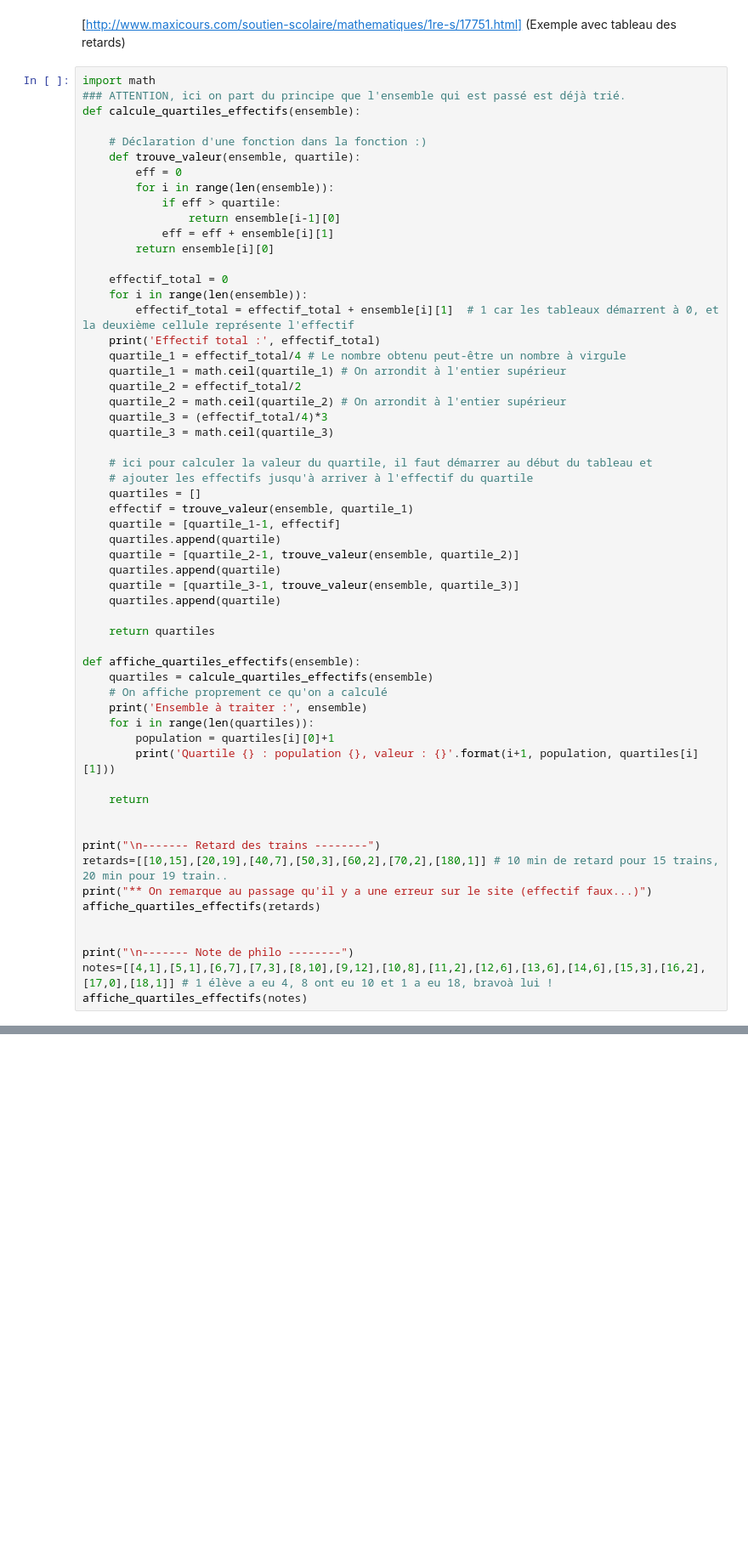
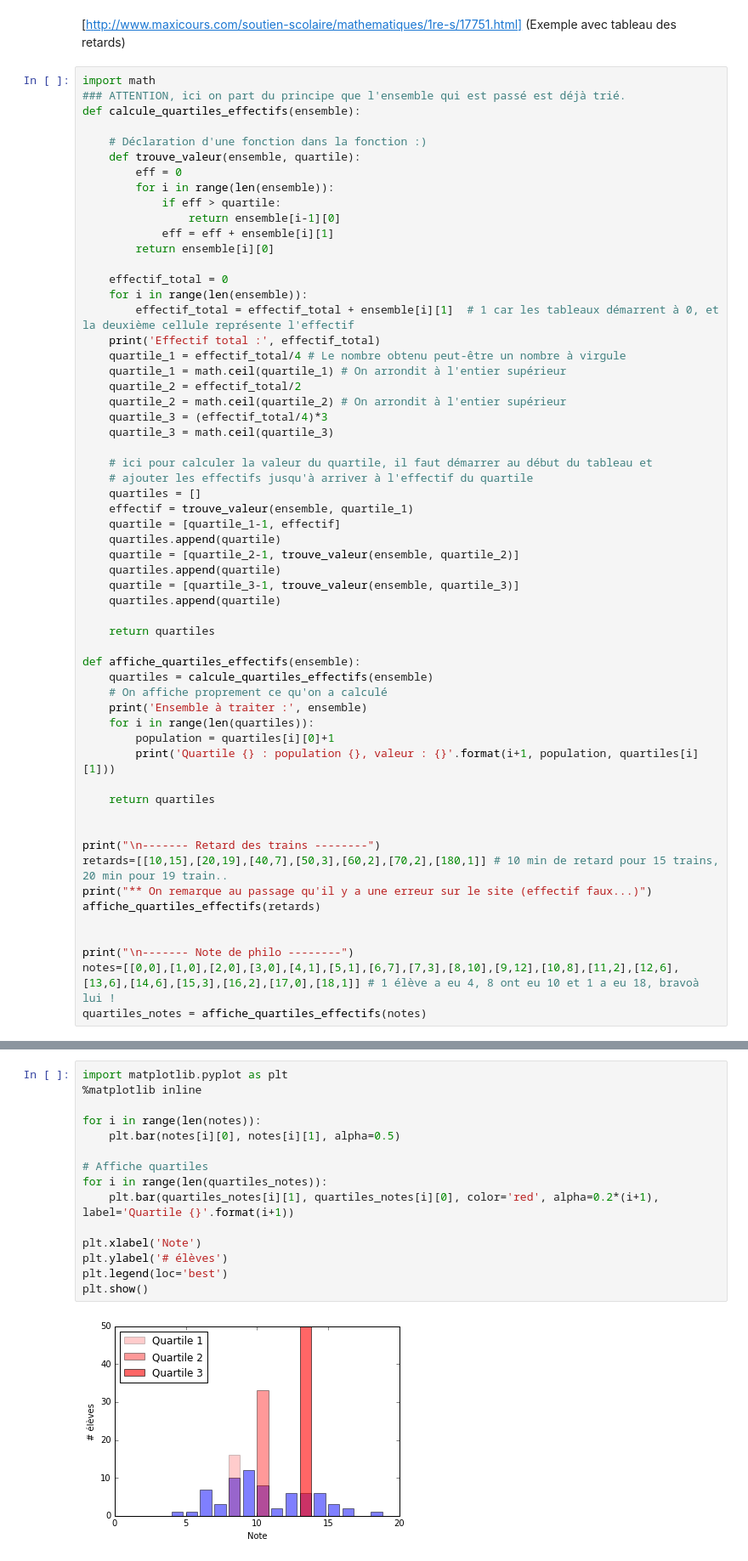
Before and after one commit to Norbert-Mauger/Maths-3eme, a Jupyter notebook: Ecole - Moyenne, Etendue et Médiane.ipynb, the cells around one changed output, grey strips where cells are left out. Shown at 85% size. Saved outputs shown, nothing was run; the diff lists cells and outputs as text; blank space fills up the shorter version.

Commit message:
Quartile : graph

```diff
--- a/Ecole - Moyenne, Etendue et Médiane.ipynb
+++ b/Ecole - Moyenne, Etendue et Médiane.ipynb
@@ -247,7 +247,7 @@ def affiche_quartiles_effectifs(ensemble):
         population = quartiles[i][0]+1
         print('Quartile {} : population {}, valeur : {}'.format(i+1, population, quartiles[i][1]))
 
-    return
+    return quartiles
 
 
 print("\n------- Retard des trains --------")
@@ -257,8 +257,8 @@ affiche_quartiles_effectifs(retards)
 
 
 print("\n------- Note de philo --------")
-notes=[[4,1],[5,1],[6,7],[7,3],[8,10],[9,12],[10,8],[11,2],[12,6],[13,6],[14,6],[15,3],[16,2],[17,0],[18,1]] # 1 élève a eu 4, 8 ont eu 10 et 1 a eu 18, bravoà lui !
-affiche_quartiles_effectifs(notes)
+notes=[[0,0],[1,0],[2,0],[3,0],[4,1],[5,1],[6,7],[7,3],[8,10],[9,12],[10,8],[11,2],[12,6],[13,6],[14,6],[15,3],[16,2],[17,0],[18,1]] # 1 élève a eu 4, 8 ont eu 10 et 1 a eu 18, bravoà lui !
+quartiles_notes = affiche_quartiles_effectifs(notes)
 # %% [output]
 ------- Retard des trains --------
 ** On remarque au passage qu'il y a une erreur sur le site (effectif faux...)
@@ -276,0 +279,17 @@ Quartile 3 : population 51, valeur : 13
+# %%
+import matplotlib.pyplot as plt
+%matplotlib inline
+
+for i in range(len(notes)):
+    plt.bar(notes[i][0], notes[i][1], alpha=0.5)
+
+# Affiche quartiles
+for i in range(len(quartiles_notes)):
+    plt.bar(quartiles_notes[i][1], quartiles_notes[i][0], color='red', alpha=0.2*(i+1), label='Quartile {}'.format(i+1))
+
+plt.xlabel('Note')
+plt.ylabel('# élèves')
+plt.legend(loc='best')
+plt.show()
+# %% [output]
+[figure, added]
```
Also changed, not shown: parts of 2 cells of this notebook.
